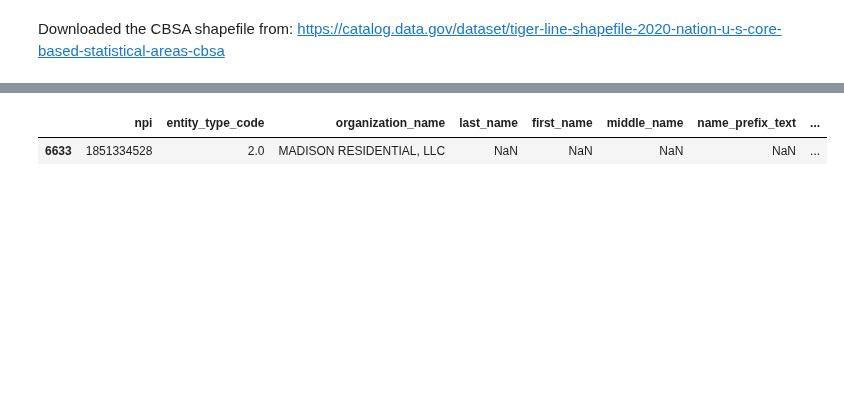
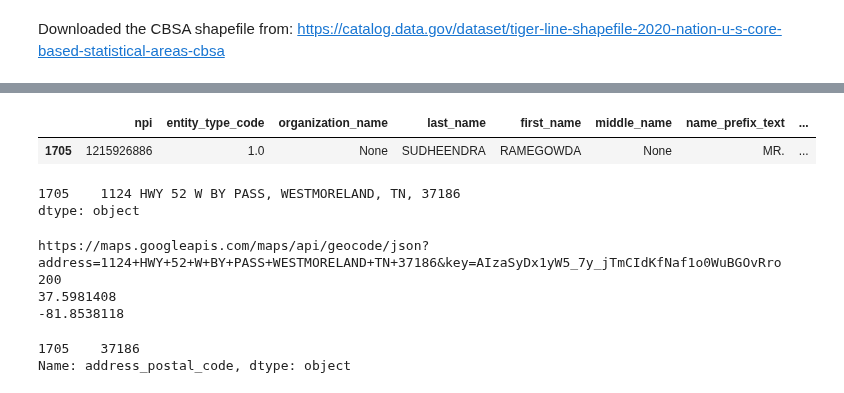
Before and after one commit to tomoumer/hop_team-the-hindenburgs, a Jupyter notebook: notebooks/mapping_communities.ipynb, the cells around one changed output, grey strips where cells are left out. Saved outputs shown, nothing was run; the diff lists cells and outputs as text; code cells hidden in the pictures; blank space fills up the shorter version.

```diff
--- a/notebooks/mapping_communities.ipynb
+++ b/notebooks/mapping_communities.ipynb
@@ -143,13 +181,8 @@ def latlong_go_getter(street, city, state, zip):
 # %%
-communities = pd.read_csv('../data/communities_map.csv').drop(columns='Unnamed: 0')
+communities = pd.read_csv('../data/communities_googlemap.csv').drop(columns='Unnamed: 0')
-# %%
-communities = pd.merge(left = communities, right = louvain_community,
-                        left_on = 'npi', right_on = 'name')
-
-communities = communities.drop(columns='name')
 # %%
 # missing 2057 addresses!
-communities = communities.loc[~communities['lat'].isna()]
+#communities = communities.loc[~communities['lat'].isna()]
 # %% [markdown]
 Downloaded the CBSA shapefile from:
 https://catalog.data.gov/dataset/tiger-line-shapefile-2020-nation-u-s-core-based-statistical-areas-cbsa
@@ -160,7 +193,7 @@ cbsa_34980 = gpd.read_file('../data/tl_2020_us_cbsa/tl_2020_us_cbsa.shp')
 # select only the one we're interested in
 cbsa_34980 = cbsa_34980.loc[cbsa_34980['CBSAFP'] == '34980']
 # %%
-communities['geometry'] = gpd.points_from_xy(communities['lon'], communities['lat'])
+communities['geometry'] = gpd.points_from_xy(communities['lng'], communities['lat'])
 
 communities.head()
 # %% [output]
@@ -194,5 +234,10 @@ ax.axis('off');
 # %%
-communities.loc[communities['lon'] < -88]
+communities.loc[communities['lng'] > -82]
 # %% [output]
 |  | npi | entity_type_code | organization_name | last_name | first_name | middle_name | name_prefix_text | ... |
-| 6633 | 1851334528 | 2.0 | MADISON RESIDENTIAL, LLC | NaN | NaN | NaN | NaN | ... |
+| 1705 | 1215926886 | 1.0 | None | SUDHEENDRA | RAMEGOWDA | None | MR. | ... |
+# %%
+communities.iloc[[1705]]['first_line_address'] + ', ' + communities.iloc[[1705]]['address_city_name'] + ', ' + communities.iloc[[1705]]['address_state_name'] + ', ' + communities.iloc[[1705]]['address_postal_code']
+# %% [output]
+1705    1124 HWY 52 W BY PASS, WESTMORELAND, TN, 37186
+dtype: object
@@ -198,0 +253,15 @@ communities.loc[communities['lon'] < -88]
+# %%
+print(response.url)
+print(response.status_code)
+print(response.json()['results'][0]['geometry']['location']['lat'])
+print(response.json()['results'][0]['geometry']['location']['lng'])
+# %% [output]
+https://maps.googleapis.com/maps/api/geocode/json?address=1124+HWY+52+W+BY+PASS+WESTMORELAND+TN+37186&key=AIzaSyDx1yW5_7y_jTmCIdKfNaf1o0WuBGOvRro
+200
+37.5981408
+-81.8538118
+# %%
+communities.iloc[[1705]]['address_postal_code'].astype(str)
+# %% [output]
+1705    37186
+Name: address_postal_code, dtype: object
```
Also changed, not shown: parts of 23 cells of this notebook.
